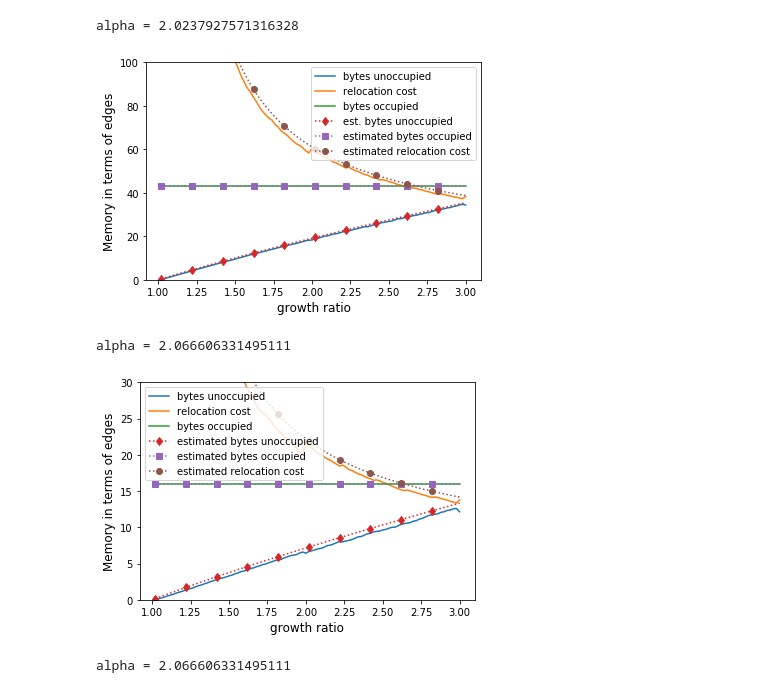
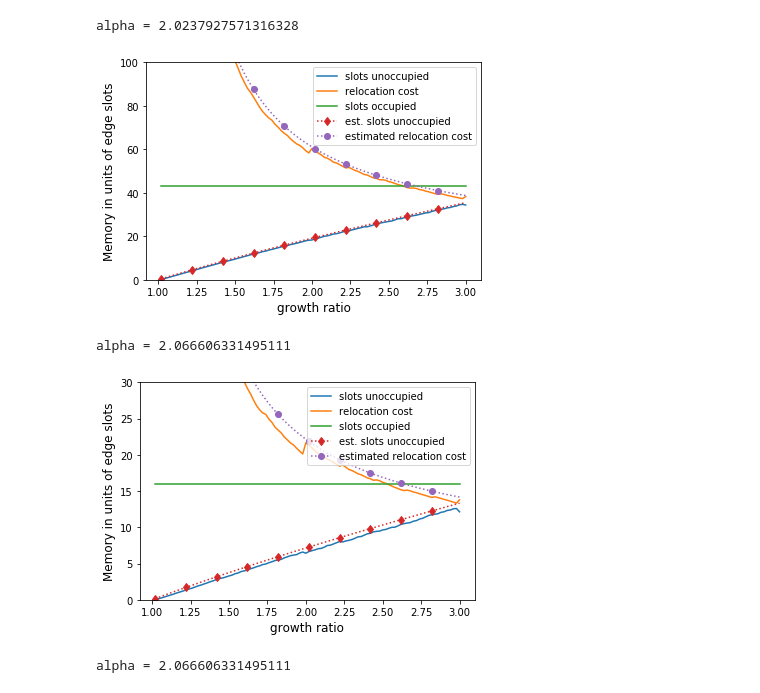
Before and after one commit to AaEll/MonteCarlo_simulator, a Jupyter notebook: Experiments_Generalized-CHECKPOINT.ipynb, the cells around one changed output. Drawn from its saved outputs; the diff is of its cells as text; code cells hidden in the pictures.

Commit message:
completed LiveGraph

```diff
--- a/Experiments_Generalized-CHECKPOINT.ipynb
+++ b/Experiments_Generalized-CHECKPOINT.ipynb
@@ -66,14 +64,14 @@ def MakeDiagram(data_location,list_of_funcs,range_for_x = np.linspace(1.02,3,97)
 #plt.show()
 #plt.savefig('results/ungraph_occupancy.png')
 # %%
-def cost_powers_k(rv, k = 2):
+def cost_powers_k(rv, k, count):
     assert(k!=1)
     power = math.ceil(math.log(rv, k))
     cutoff = k**power
     space_cost = math.floor(cutoff)-rv
     time_cost = sum_cutoff(k,power)
     #time_cost = (cutoff - 1)*1.0/(k-1)
-    return (space_cost,time_cost,rv)
+    return (count*space_cost,count*time_cost,count*rv)
 
 def sum_cutoff(k,power):
     prev_V = 1
@@ -98,37 +96,37 @@ def sum_pair_costs(iterator, n):
 
 global_observation_list = None
 beta = .1
-def memory_overhead(_, val_array, i):
+def memory_overhead(_, val_dict, i, n):
     global global_observation_list
     if global_observation_list is None:
-        global_observation_list = sum_pair_costs(cost_iterator(i,cost_powers_k,val_array),len(val_array))
+        global_observation_list = sum_pair_costs(cost_iterator(i,cost_powers_k,val_dict),n)
     return global_observation_list[0]
-def computation_overhead (_, val_array, i):
+def computation_overhead (_, val_dict, i, n):
     global global_observation_list
     if global_observation_list is None:
-        global_observation_list = sum_pair_costs(cost_iterator(i,cost_powers_k,val_array),len(val_array))
+        global_observation_list = sum_pair_costs(cost_iterator(i,cost_powers_k,val_dict),n)
     return global_observation_list[1]
-def mean (_, val_array, i):
+def mean (_, val_dict, i, n):
     global global_observation_list
     if global_observation_list is None:
-        global_observation_list = sum_pair_costs(cost_iterator(i,cost_powers_k,val_array),len(val_array))
+        global_observation_list = sum_pair_costs(cost_iterator(i,cost_powers_k,val_dict),n)
     return global_observation_list[2]
-def occupancy (_, val_array, i):
+def occupancy (_, val_dict, i, n):
     global global_observation_list
     if global_observation_list is None:
-        global_observation_list = sum_pair_costs(cost_iterator(i,cost_powers_k,val_array),len(val_array))
+        global_observation_list = sum_pair_costs(cost_iterator(i,cost_powers_k,val_dict),n)
     return global_observation_list[2]/(global_observation_list[0]+global_observation_list[2])
-def cost ( _, val_array, i):
+def cost (_, val_dict, i, n):
     global global_observation_list
     if global_observation_list is None:
-        global_observation_list = sum_pair_costs(cost_iterator(i,cost_powers_k,val_array),len(val_array))
+        global_observation_list = sum_pair_costs(cost_iterator(i,cost_powers_k,val_array),n)
     return global_observation_list[0] + beta*global_observation_list[1]
 
-estimated_occupancy = lambda a,_,i : ((1-a)/(2-a))*(1-(i-1)/(i-i**(2-a)))
-estimated_memory = lambda a,_,i :  (i-1)/(1-i**(2-a)) + 1/(2-a)
-estimated_mean = lambda a,_,i : (a-1)/(a-2)
-estimated_computation = lambda a,_,i :  1/(1-i**(2-a))
-estimated_cost = lambda a,_,i :  estimated_memory(a,_,i) + beta*estimated_computation(a,_,i)
+estimated_occupancy = lambda a,_,i,n : ((1-a)/(2-a))*(1-(i-1)/(i-i**(2-a)))
+estimated_memory = lambda a,_,i,n :  (i-1)/(1-i**(2-a)) + 1/(2-a)
+estimated_mean = lambda a,_,i,n : (a-1)/(a-2)
+estimated_computation = lambda a,_,i,n :  1/(1-i**(2-a))
+estimated_cost = lambda a,_,i,n :  estimated_memory(a,_,i,n) + beta*estimated_computation(a,_,i,n)
 
 cost_derivative = lambda a,b: lambda x : (\
                          1+(1-a)*x**(2-a)+(b*(2-a)-2+a)*(x)**(1-a)
@@ -139,12 +137,12 @@ reduced_cost_derivative = lambda a,b: lambda x : 1+(1-a)*x**(2-a)\
 # data_location,list_of_funcs,range_for_x = np.linspace(1.02,3,100),
 #               title = "",x_label = "", y_label = "", line_parameters = [],additional_functions = []
 data_location = 'data/com-orkut.ungraphcounts.txt'
-list_of_funcs =  [memory_overhead,computation_overhead,mean,estimated_memory,estimated_mean,estimated_computation]
+list_of_funcs =  [memory_overhead,computation_overhead,mean,estimated_memory,estimated_computation]
 title = "Orkut Memory Computation Trade Off"
 x_label = 'growth ratio'
-y_label = 'Memory in terms of edges'
-LineParams  = [[None,'bytes unoccupied'],[None,'relocation cost'],[None,'bytes occupied'],
-                    [':d','est. bytes unoccupied'],[':s','estimated bytes occupied'],[':o','estimated relocation cost']]
+y_label = 'Memory in units of edge slots'
+LineParams  = [[None,'slots unoccupied'],[None,'relocation cost'],[None,'slots occupied'],
+                    [':d','est. slots unoccupied'],[':o','estimated relocation cost']]
 additional_functions = [lambda : plt.ylim(0,100)]
 X = list(np.linspace(1.02,3,100))
 MakeDiagram(data_location,list_of_funcs,range_for_x = X, x_label = x_label,\
@@ -152,23 +150,23 @@ MakeDiagram(data_location,list_of_funcs,range_for_x = X, x_label = x_label,\
 plt.show()
 # %% [output]
 alpha = 2.0237927571316328
-[figure, old version]
+[figure, new version]
 # %%
 data_location = 'data/soc-LiveJournal1counts.txt'
-list_of_funcs =  [memory_overhead,computation_overhead,mean,estimated_memory,estimated_mean,estimated_computation]
 title = "LiveJournal Memory Computation Trade Off"
+list_of_funcs =  [memory_overhead,computation_overhead,mean,estimated_memory,estimated_computation]
 x_label = 'growth ratio'
-y_label = 'Memory in terms of edges'
-LineParams  = [[None,'bytes unoccupied'],[None,'relocation cost'],[None,'bytes occupied'],
-                    [':d','estimated bytes unoccupied'],[':s','estimated bytes occupied'],[':o','estimated relocation cost']]
+y_label = 'Memory in units of edge slots'
+LineParams  = [[None,'slots unoccupied'],[None,'relocation cost'],[None,'slots occupied'],
+                    [':d','est. slots unoccupied'],[':o','estimated relocation cost']]
 additional_functions = [lambda : plt.ylim(0,30)]
 X = list(np.linspace(1.02,3,100))
 MakeDiagram(data_location,list_of_funcs, range_for_x = X, x_label = x_label,\
             y_label = y_label, line_parameters = LineParams,additional_functions = additional_functions)
 plt.show()
 # %% [output]
 alpha = 2.066606331495111
-[figure, old version]
+[figure, new version]
 # %%
 data_location = 'data/soc-LiveJournal1counts.txt'
 list_of_funcs =  [occupancy,estimated_occupancy]
```
Also changed, not shown: parts of 7 cells of this notebook, 1 other file.
